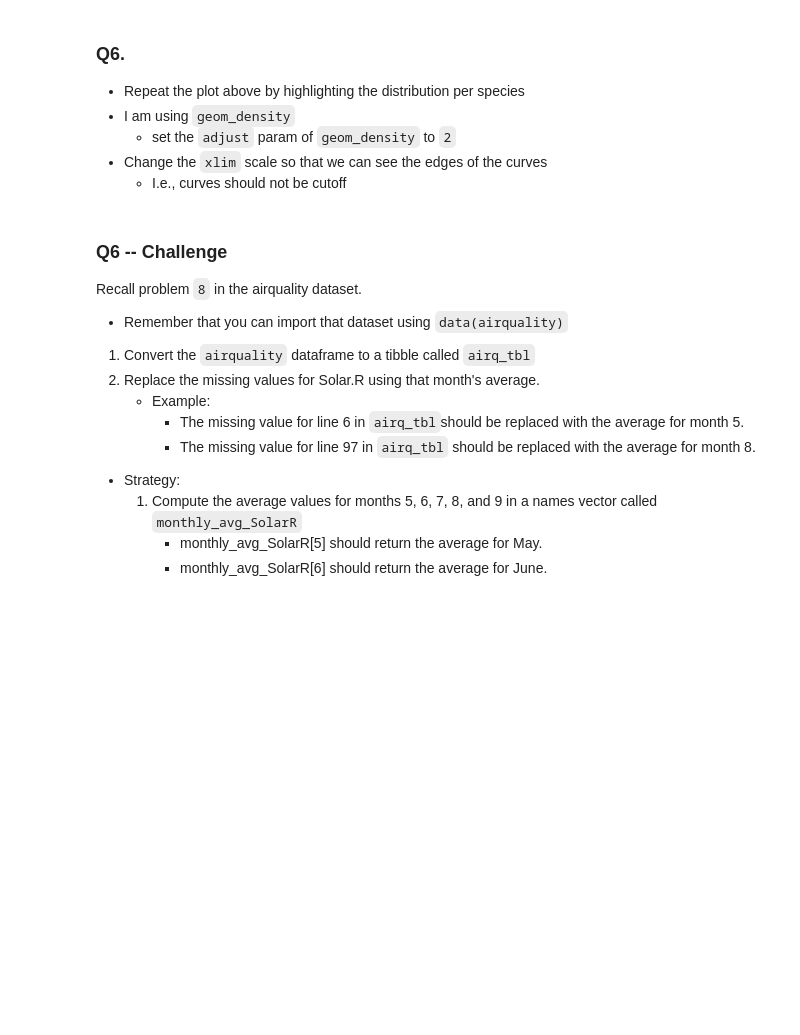
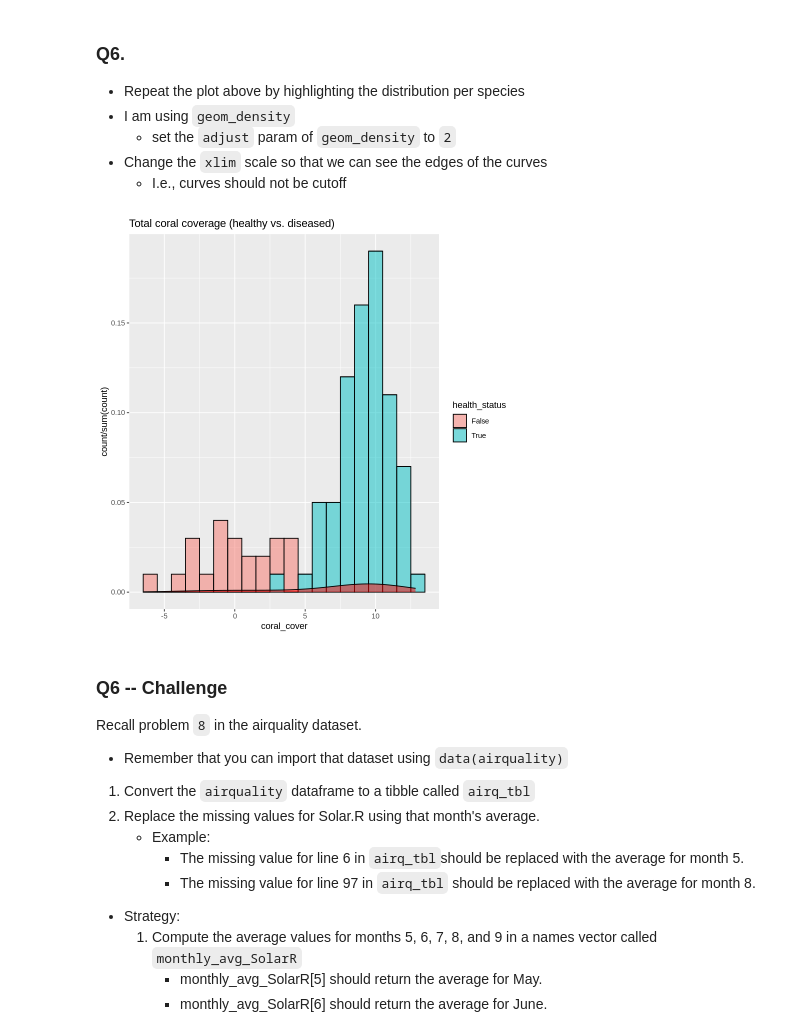
Before and after one commit to kyleighk/week_4_practical, a Jupyter notebook: Week_4_practical.ipynb, the cells around one changed output. Drawn from its saved outputs; the diff is of its cells as text; code cells hidden in the pictures; blank space fills up the shorter version.

```diff
--- a/Week_4_practical.ipynb
+++ b/Week_4_practical.ipynb
@@ -289,6 +355,12 @@ print(coral_health_tbl)
   * I.e., curves should not be cutoff
 # %%
 # Write you answer here and use more cell if needed
+ggplot(data = coral_health_tbl, mapping = aes(x = coral_cover, y = stat(count / sum(count)), fill = health_status, xlim = -2.5, 15)) +
+  geom_histogram(binwidth = 1, alpha = 0.5, colour = "Black") +
+  labs(title = "Total coral coverage (healthy vs. diseased)", xlab = "Coral cover", ylab = "Normalized proportion") +
+  geom_density(alpha = .5, fill = "Red", adjust = 2)
+# %% [output]
+[figure, added]
 # %% [markdown]
 ### Q6 -- Challenge
 
```
Also changed, not shown: parts of 27 cells of this notebook.
